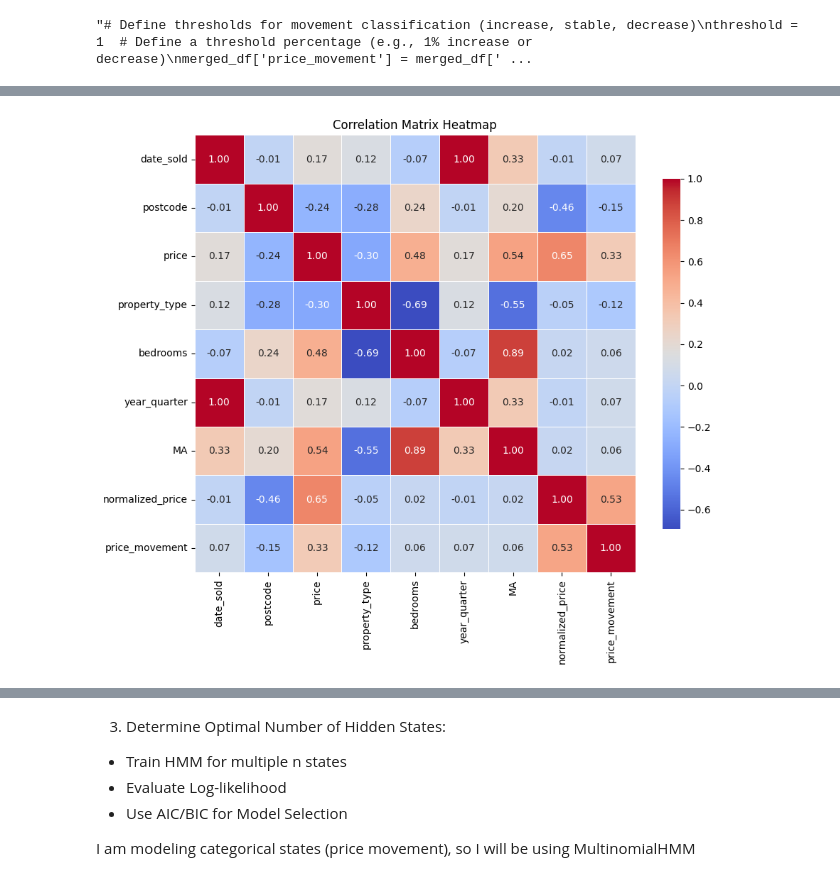
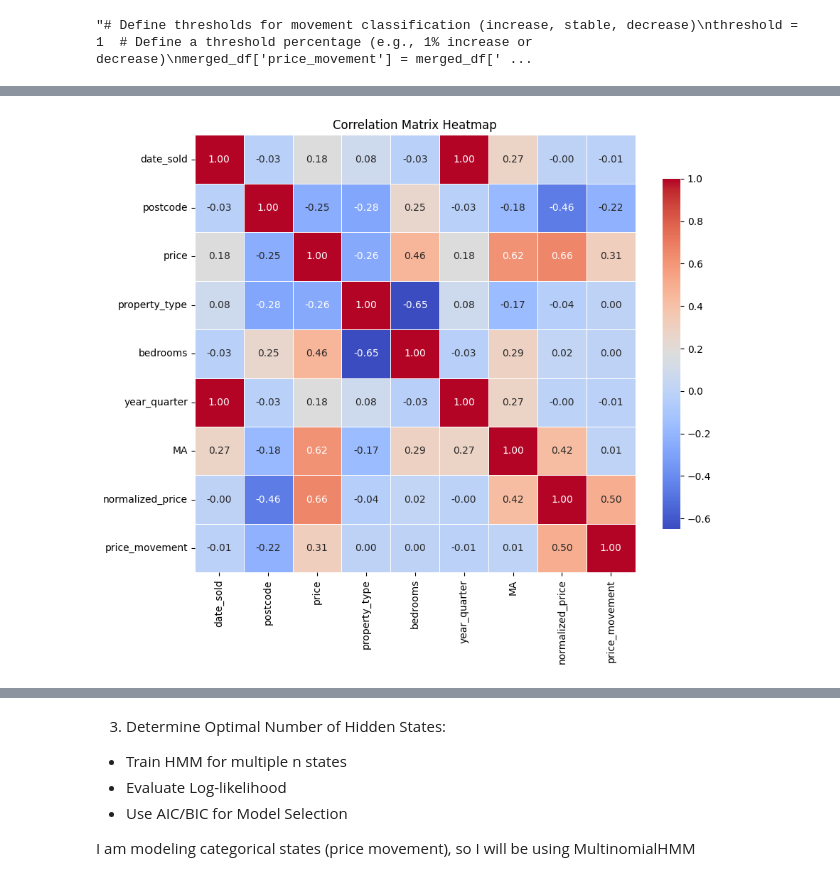
Before and after one commit to gracesosa/RealEstate_TrendClassification, a Jupyter notebook: Notebooks/DataPreprocessing2.ipynb, the cells around one changed output, grey strips where cells are left out. Drawn from its saved outputs; the diff is of its cells as text; code cells hidden in the pictures.

```diff
--- a/Notebooks/DataPreprocessing2.ipynb
+++ b/Notebooks/DataPreprocessing2.ipynb
@@ -117,0 +245,5 @@ print(merged_df.head(5))
+# %%
+train_df['normalized_price'] = train_df['price'] / train_df['median_price']
+test_df['normalized_price'] = test_df['price'] / test_df['median_price']
+
+print(merged_df.head(5))
@@ -127,3 +266,6 @@ DataFrame saved as 'merged_df_prescaling.csv'
+# %%
+train_df_prescaling = train_df[['date_sold', 'year_sold', 'price', 'bedrooms', 'year_quarter', 'MA', 'normalized_price']].dropna()
+train_df = train_df[['date_sold', 'postcode', 'price', 'property_type', 'bedrooms', 'year_quarter', 'MA', 'normalized_price']].dropna()
 # %% [markdown]
 Feature Engineering
 
@@ -177,0 +305,11 @@ merged_df
+# %%
+train_df = train_df.sort_values(by=['year_quarter', 'bedrooms'])
+
+# Calculate price change percentage by quarter
+train_df['price_change'] = round(train_df.groupby(['year_quarter', 'bedrooms'])['price'].pct_change() * 100, 2)  # price_change in %
+
+threshold = 1  # Define a threshold percentage (e.g., 1% increase or decrease)
+train_df['price_movement'] = train_df['price_change'].apply(
+    lambda x: 1 if x > threshold else (0 if x < -threshold else np.nan)
+)
+train_df = train_df.dropna(subset=['price_movement'])
@@ -184,0 +343,6 @@ merged_df['price_movement'] = merged_df['price_movement'].astype('category').cat
+# %%
+train_df['year_quarter'] = train_df['year_quarter'].astype('category').cat.codes  # Encode 'propertyType' as numeric
+train_df['normalized_price'] = train_df['normalized_price'].astype('category').cat.codes
+train_df['property_type'] = train_df['property_type'].astype('category').cat.codes
+train_df['postcode'] = train_df['postcode'].astype('category').cat.codes
+train_df['price_movement'] = train_df['price_movement'].astype('category').cat.codes
@@ -185,17 +365,17 @@ merged_df['price_movement'] = merged_df['price_movement'].astype('category').cat
 # %%
-corr_matrix = merged_df[['date_sold', 'postcode', 'price', 'property_type', 'bedrooms', 'year_quarter', 'MA', 'normalized_price', 'price_movement']].corr()
+corr_matrix = train_df[['date_sold', 'postcode', 'price', 'property_type', 'bedrooms', 'year_quarter', 'MA', 'normalized_price', 'price_movement']].corr()
 
 # Set the size of the plot
 plt.figure(figsize=(10, 8))
 
 # Create the heatmap with annotations and a color map (e.g., 'coolwarm')
 sns.heatmap(corr_matrix, annot=True, cmap='coolwarm', fmt='.2f', linewidths=0.5, cbar_kws={'shrink': .8})
 
 # Add a title
 plt.title('Correlation Matrix Heatmap')
 
 # Display the heatmap
 plt.show()
 # %% [output]
-[figure, old version]
+[figure, new version]
 # %%
```
Also changed, not shown: parts of 31 cells of this notebook.
